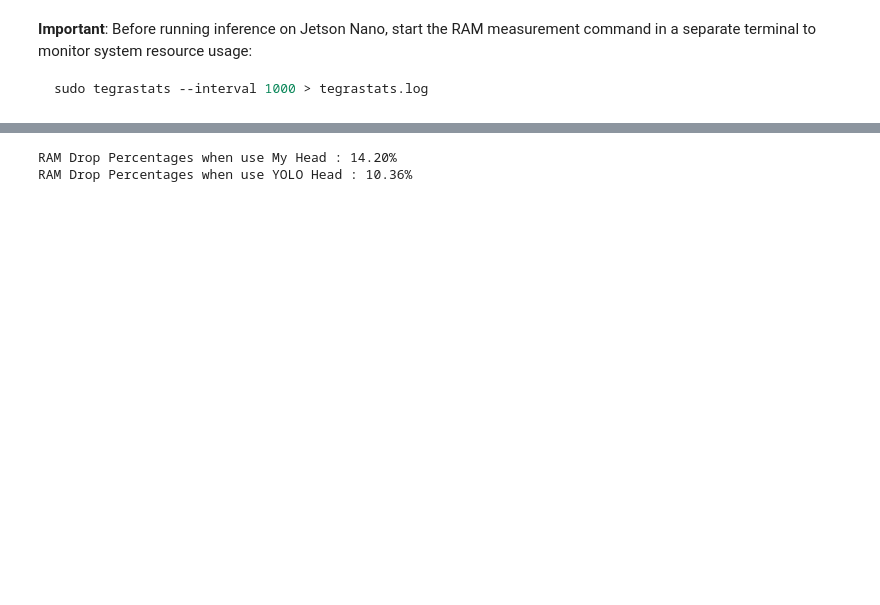
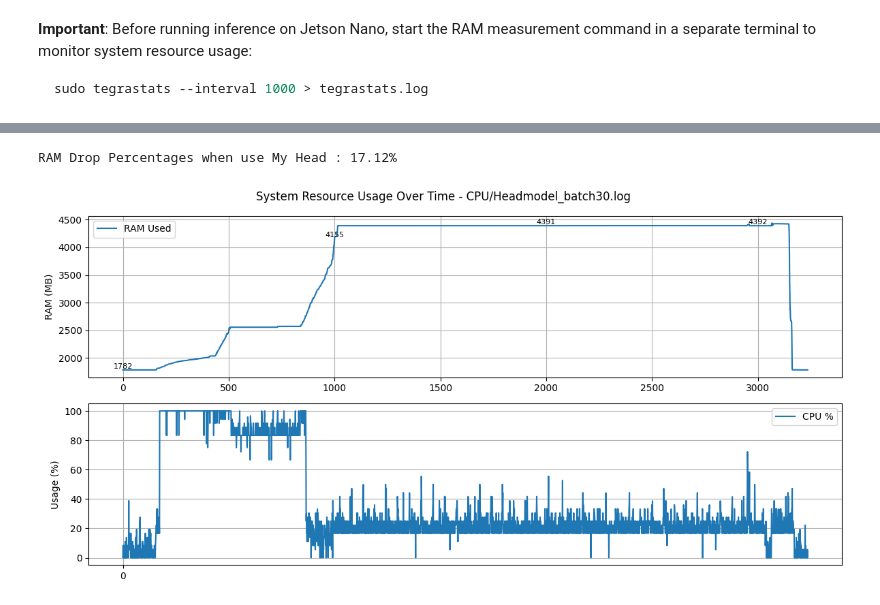
Before and after one commit to ntuanh/SplittingYOLO, a Jupyter notebook: SplitYOLO/res/visualization.ipynb, the cells around one changed output, grey strips where cells are left out. Drawn from its saved outputs; the diff is of its cells as text; code cells hidden in the pictures; blank space fills up the shorter version.

Commit message:
update : visual func

````diff
--- a/SplitYOLO/res/visualization.ipynb
+++ b/SplitYOLO/res/visualization.ipynb
@@ -5,7 +5,7 @@ sudo tegrastats --interval 1000 > tegrastats.log
 ```
 # %%
 # prepare log file name
-LOG_FILE = "half/Combine_MyHead_YOLOHead_fullYOLO.log"
+LOG_FILE = "CPU/Headmodel_batch30.log"
 # %%
 import re
 import numpy as np
@@ -102,6 +101,15 @@ plt.show()
 # %%
-print(f"RAM Drop Percentages when use My Head : {1 - (4591 - 1890)/(5038 - 1890):.2%}")
-print(f"RAM Drop Percentages when use YOLO Head : {1 - (4712 - 1890)/(5038 - 1890):.2%}")
+# print(4373 - 1760)
+# print(4591 - 1890)
+print(f"RAM Drop Percentages when use My Head : {1 - (4391 - 1782)/(5038 - 1890):.2%}")
+# print(f"RAM Drop Percentages when use YOLO Head : {1 - (4712 - 1890)/(5038 - 1890):.2%}")
+# print(len(timestamps))
+# for i in range(0, len(timestamps), 5000):
+#     if ram_usage[i] is not None:
+#         print(f"Time {i}: RAM Used = {ram_usage[i]} MB")
 # %% [output]
-RAM Drop Percentages when use My Head : 14.20%
-RAM Drop Percentages when use YOLO Head : 10.36%
+RAM Drop Percentages when use My Head : 17.12%
+# %%
+visual(LOG_FILE)
+# %% [output]
+[figure, added]
````
Also changed, not shown: parts of 3 cells of this notebook.
